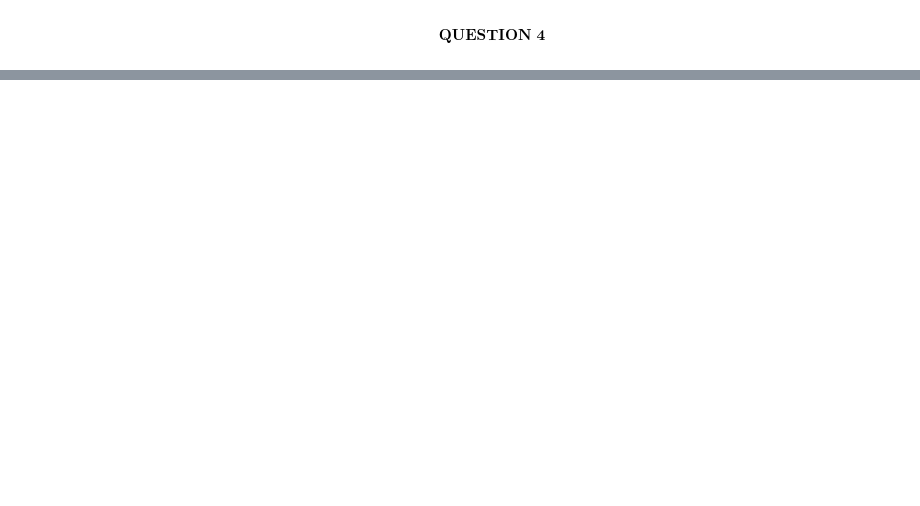
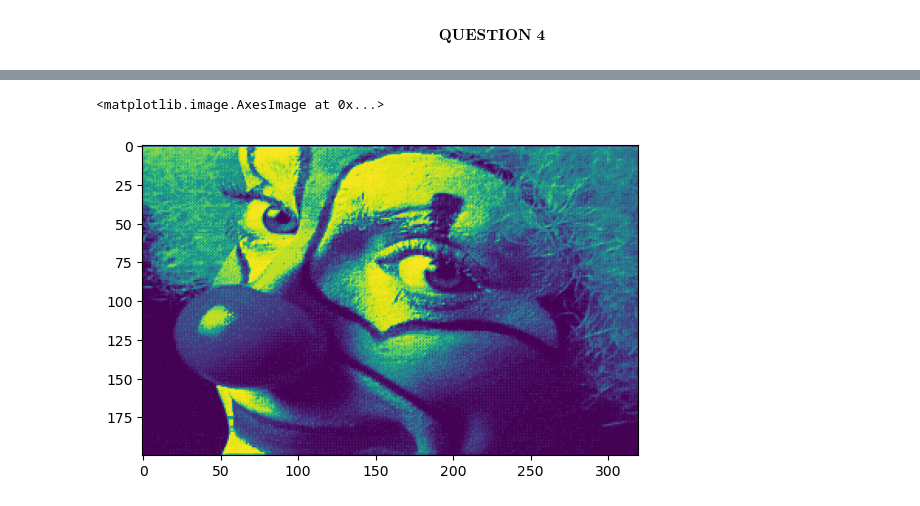
Before and after one commit to GATechMSCS/fall2023, a Jupyter notebook: deterministic_optimization/lectures/week11Modules21and22/homework/code/HW11_Code.ipynb, the cells around one changed output, grey strips where cells are left out. Cells and saved outputs as stored; diff of their text form; code cells hidden in the pictures; blank space fills up the shorter version.

```diff
--- a/deterministic_optimization/lectures/week11Modules21and22/homework/code/HW11_Code.ipynb
+++ b/deterministic_optimization/lectures/week11Modules21and22/homework/code/HW11_Code.ipynb
@@ -172,0 +321,5 @@ $$\textbf{QUESTION 4}$$
+# %%
+plt.imshow(x25_img_data)
+# %% [output]
+<matplotlib.image.AxesImage at 0x...>
+[figure, added]
```
Also changed, not shown: parts of 23 cells of this notebook.
